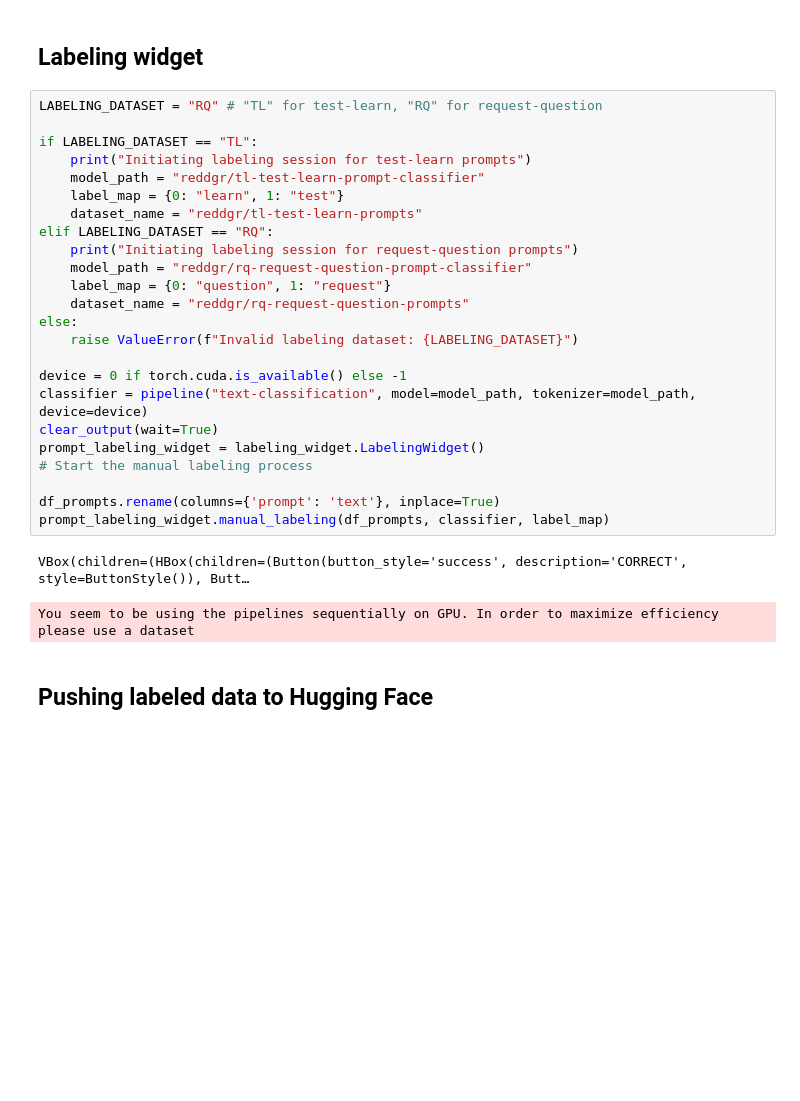
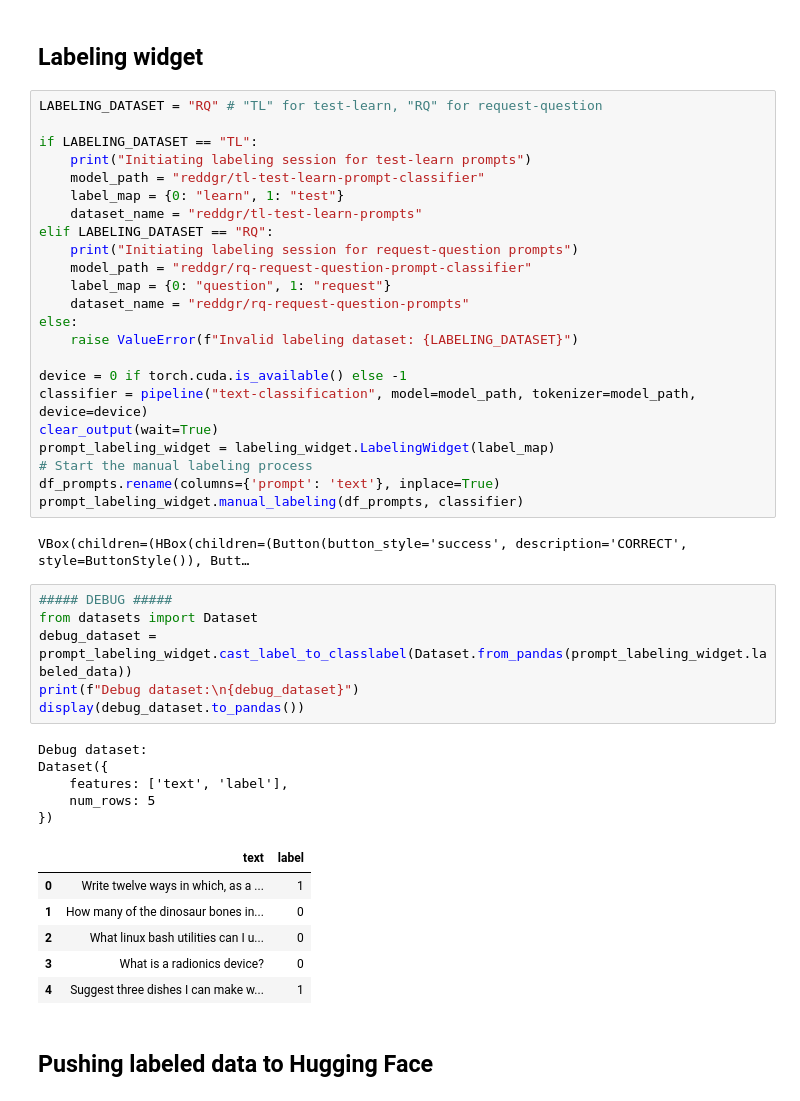
Before and after one commit to reddgr/chatbot-response-scoring-scbn-rqtl, a Jupyter notebook: prompt-labeling-notebook.ipynb, the cells around one changed output. Saved outputs shown, nothing was run; the diff lists cells and outputs as text; blank space fills up the shorter version.

```diff
--- a/prompt-labeling-notebook.ipynb
+++ b/prompt-labeling-notebook.ipynb
@@ -98,14 +100,30 @@ else:
 device = 0 if torch.cuda.is_available() else -1
 classifier = pipeline("text-classification", model=model_path, tokenizer=model_path, device=device)
 clear_output(wait=True)
-prompt_labeling_widget = labeling_widget.LabelingWidget()
+prompt_labeling_widget = labeling_widget.LabelingWidget(label_map)
 # Start the manual labeling process
-
 df_prompts.rename(columns={'prompt': 'text'}, inplace=True)
-prompt_labeling_widget.manual_labeling(df_prompts, classifier, label_map)
+prompt_labeling_widget.manual_labeling(df_prompts, classifier)
 # %% [output]
 VBox(children=(HBox(children=(Button(button_style='success', description='CORRECT', style=ButtonStyle()), Butt…
-You seem to be using the pipelines sequentially on GPU. In order to maximize efficiency please use a dataset
+# %%
+##### DEBUG #####
+from datasets import Dataset
+debug_dataset = prompt_labeling_widget.cast_label_to_classlabel(Dataset.from_pandas(prompt_labeling_widget.labeled_data))
+print(f"Debug dataset:\n{debug_dataset}")
+display(debug_dataset.to_pandas())
+# %% [output]
+Debug dataset:
+Dataset({
+    features: ['text', 'label'],
+    num_rows: 5
+})
+|  | text | label |
+| 0 | Write twelve ways in which, as a ... | 1 |
+| 1 | How many of the dinosaur bones in... | 0 |
+| 2 | What linux bash utilities can I u... | 0 |
+| 3 | What is a radionics device? | 0 |
+| 4 | Suggest three dishes I can make w... | 1 |
 # %% [markdown]
 ## Pushing labeled data to Hugging Face
 # %%
```
Also changed, not shown: parts of 7 cells of this notebook, 4 other files.
